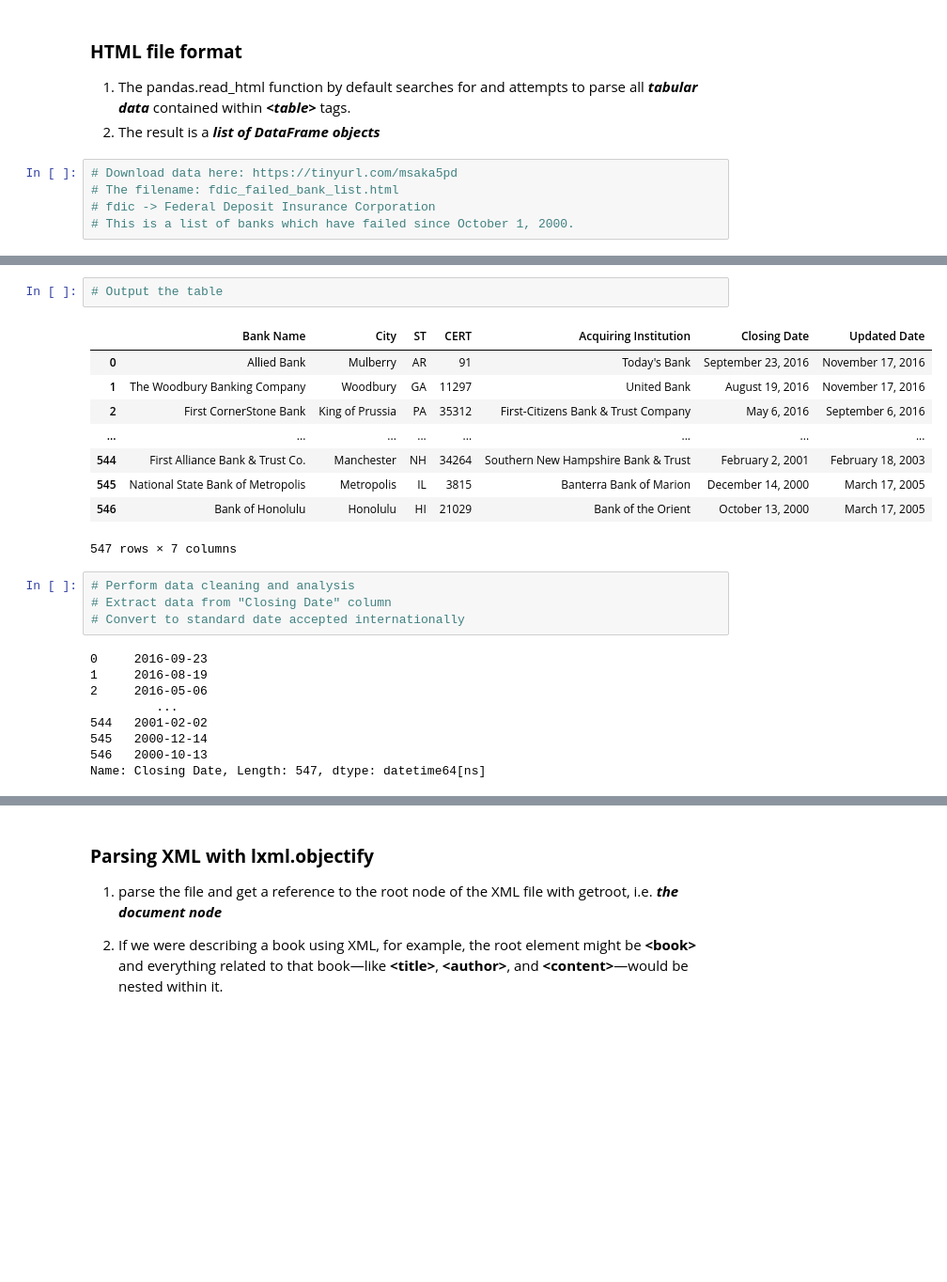
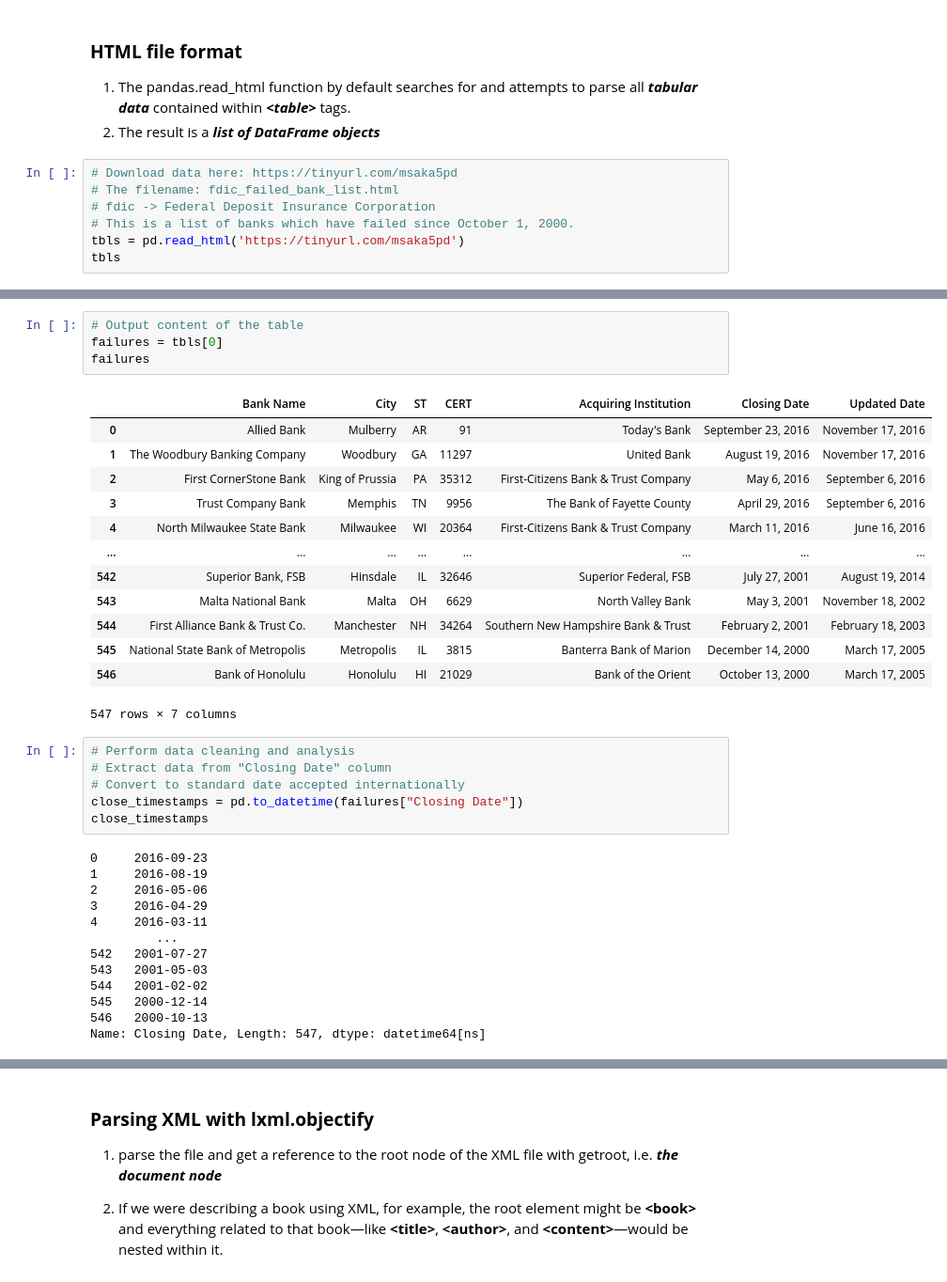
Before and after one commit to DianaKahar/STQD-Data-science, a Jupyter notebook: P137261_Week08_DataLoading_Storage_WC_20231129.ipynb, the cells around one changed output, grey strips where cells are left out. Shown at 94% size. Saved outputs shown, nothing was run; the diff lists cells and outputs as text; blank space fills up the shorter version.

```diff
--- a/P137261_Week08_DataLoading_Storage_WC_20231129.ipynb
+++ b/P137261_Week08_DataLoading_Storage_WC_20231129.ipynb
@@ -544,6 +555,8 @@ obj = """
 # The filename: fdic_failed_bank_list.html
 # fdic -> Federal Deposit Insurance Corporation
 # This is a list of banks which have failed since October 1, 2000.
+tbls = pd.read_html('https://tinyurl.com/msaka5pd')
+tbls
 # %% [output]
 [                             Bank Name             City  ST   CERT  \
  0                          Allied Bank         Mulberry  AR     91
@@ -567,13 +582,19 @@ obj = """
 # %% [output]
 1
 # %%
-# Output the table
+# Output content of the table
+failures = tbls[0]
+failures
 # %% [output]
 |  | Bank Name | City | ST | CERT | Acquiring Institution | Closing Date | Updated Date |
 | 0 | Allied Bank | Mulberry | AR | 91 | Today's Bank | September 23, 2016 | November 17, 2016 |
 | 1 | The Woodbury Banking Company | Woodbury | GA | 11297 | United Bank | August 19, 2016 | November 17, 2016 |
 | 2 | First CornerStone Bank | King of Prussia | PA | 35312 | First-Citizens Bank & Trust Company | May 6, 2016 | September 6, 2016 |
+| 3 | Trust Company Bank | Memphis | TN | 9956 | The Bank of Fayette County | April 29, 2016 | September 6, 2016 |
+| 4 | North Milwaukee State Bank | Milwaukee | WI | 20364 | First-Citizens Bank & Trust Company | March 11, 2016 | June 16, 2016 |
 | ... | ... | ... | ... | ... | ... | ... | ... |
+| 542 | Superior Bank, FSB | Hinsdale | IL | 32646 | Superior Federal, FSB | July 27, 2001 | August 19, 2014 |
+| 543 | Malta National Bank | Malta | OH | 6629 | North Valley Bank | May 3, 2001 | November 18, 2002 |
 | 544 | First Alliance Bank & Trust Co. | Manchester | NH | 34264 | Southern New Hampshire Bank & Trust | February 2, 2001 | February 18, 2003 |
 | 545 | National State Bank of Metropolis | Metropolis | IL | 3815 | Banterra Bank of Marion | December 14, 2000 | March 17, 2005 |
 | 546 | Bank of Honolulu | Honolulu | HI | 21029 | Bank of the Orient | October 13, 2000 | March 17, 2005 |
@@ -582,11 +603,17 @@ obj = """
 # Perform data cleaning and analysis
 # Extract data from "Closing Date" column
 # Convert to standard date accepted internationally
+close_timestamps = pd.to_datetime(failures["Closing Date"])
+close_timestamps
 # %% [output]
 0     2016-09-23
 1     2016-08-19
 2     2016-05-06
+3     2016-04-29
+4     2016-03-11
          ...
+542   2001-07-27
+543   2001-05-03
 544   2001-02-02
 545   2000-12-14
 546   2000-10-13
```
Also changed, not shown: parts of 19 cells of this notebook.
